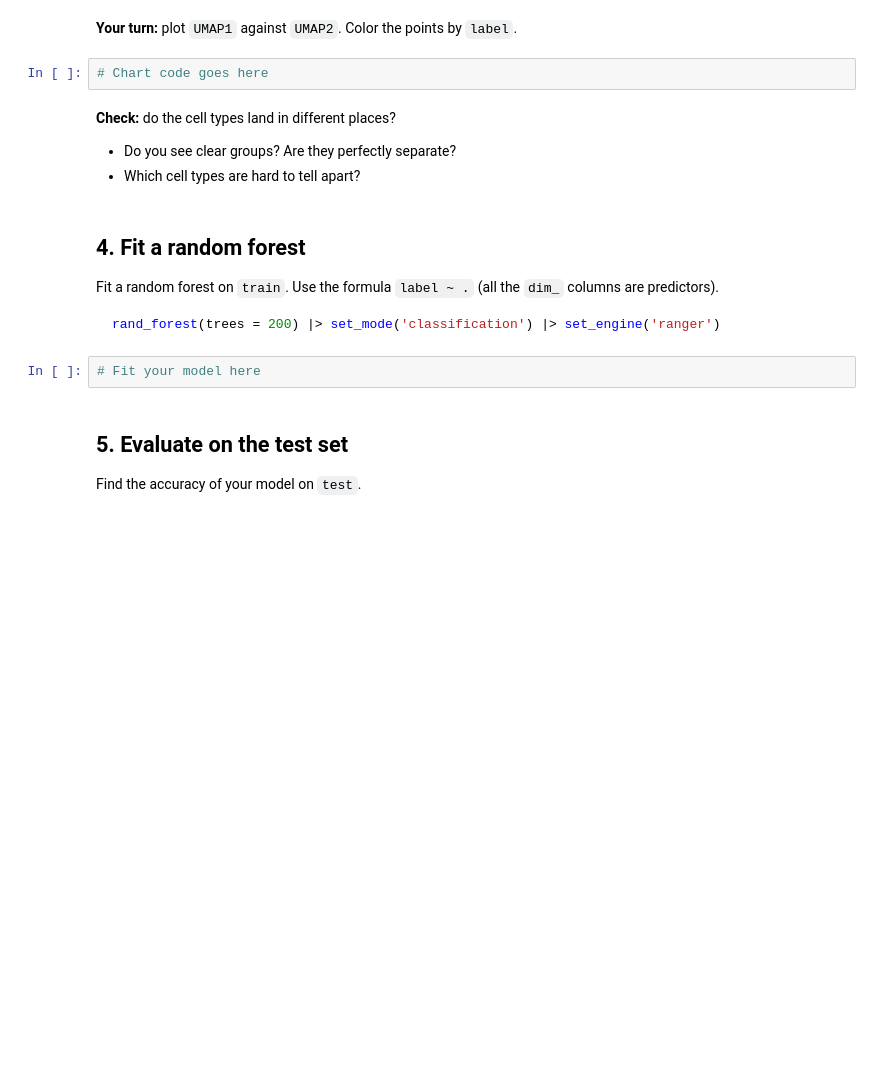
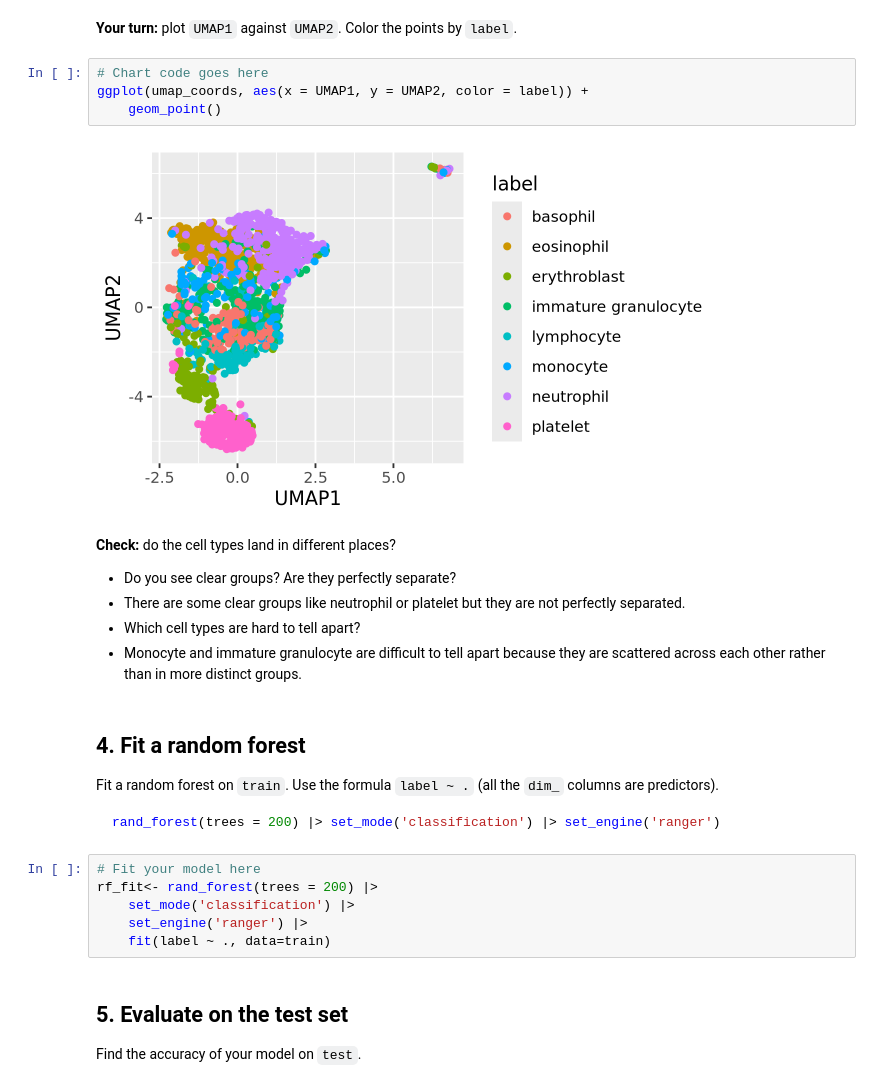
Before and after one commit to lgheflin/codespace, a Jupyter notebook: exercises/18-bloodmnist-exercise.ipynb, the cells around one changed output. Drawn from its saved outputs; the diff is of its cells as text; blank space fills up the shorter version.

````diff
--- a/exercises/18-bloodmnist-exercise.ipynb
+++ b/exercises/18-bloodmnist-exercise.ipynb
@@ -63,11 +101,17 @@ umap_coords |> head()
 **Your turn:** plot `UMAP1` against `UMAP2`. Color the points by `label`.
 # %%
 # Chart code goes here
+ggplot(umap_coords, aes(x = UMAP1, y = UMAP2, color = label)) +
+    geom_point()
+# %% [output]
+[figure, added]
 # %% [markdown]
 **Check:** do the cell types land in different places?
 
 - Do you see clear groups? Are they perfectly separate?
+- There are some clear groups like neutrophil or platelet but they are not perfectly separated.
 - Which cell types are hard to tell apart?
+- Monocyte and immature granulocyte are difficult to tell apart because they are scattered across each other rather than in more distinct groups.
 # %% [markdown]
 ## 4. Fit a random forest
 
@@ -78,6 +122,10 @@ rand_forest(trees = 200) |> set_mode('classification') |> set_engine('ranger')
 ```
 # %%
 # Fit your model here
+rf_fit<- rand_forest(trees = 200) |>
+    set_mode('classification') |>
+    set_engine('ranger') |>
+    fit(label ~ ., data=train)
 # %% [markdown]
 ## 5. Evaluate on the test set
 
````
Also changed, not shown: parts of 13 cells of this notebook.
